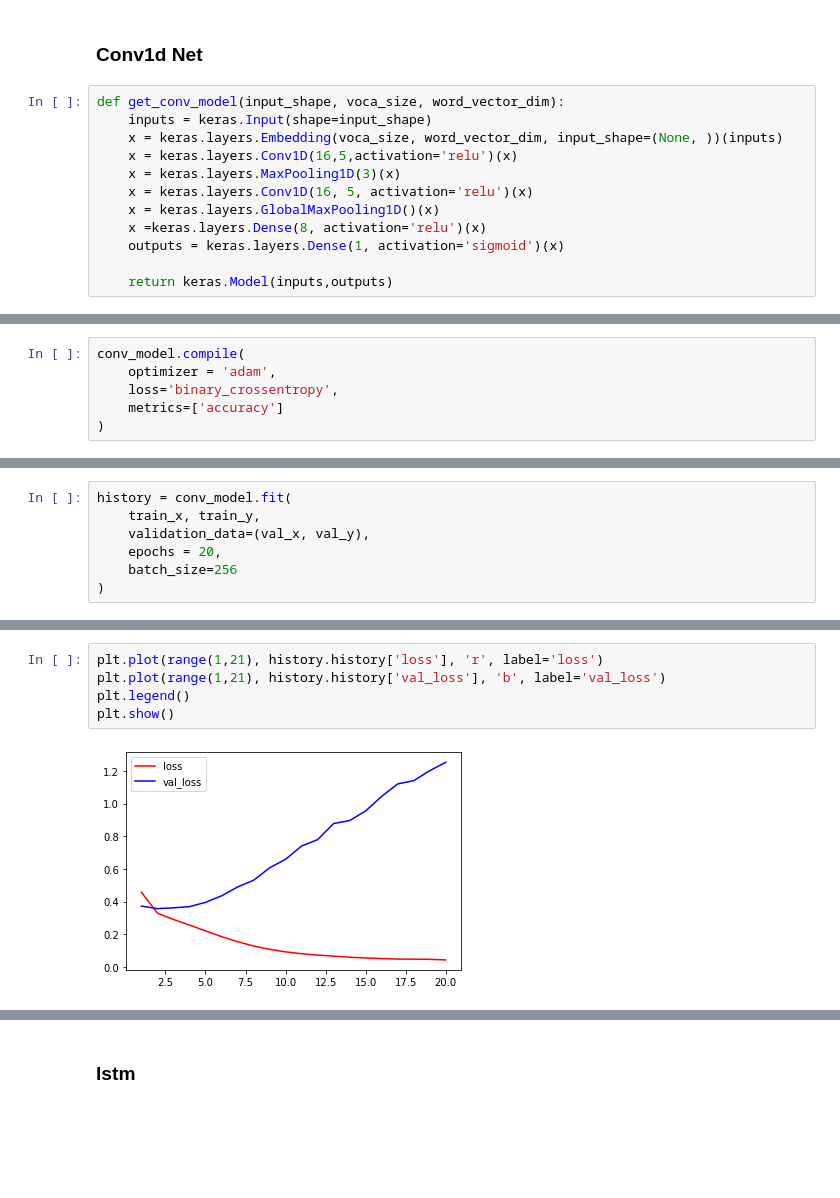
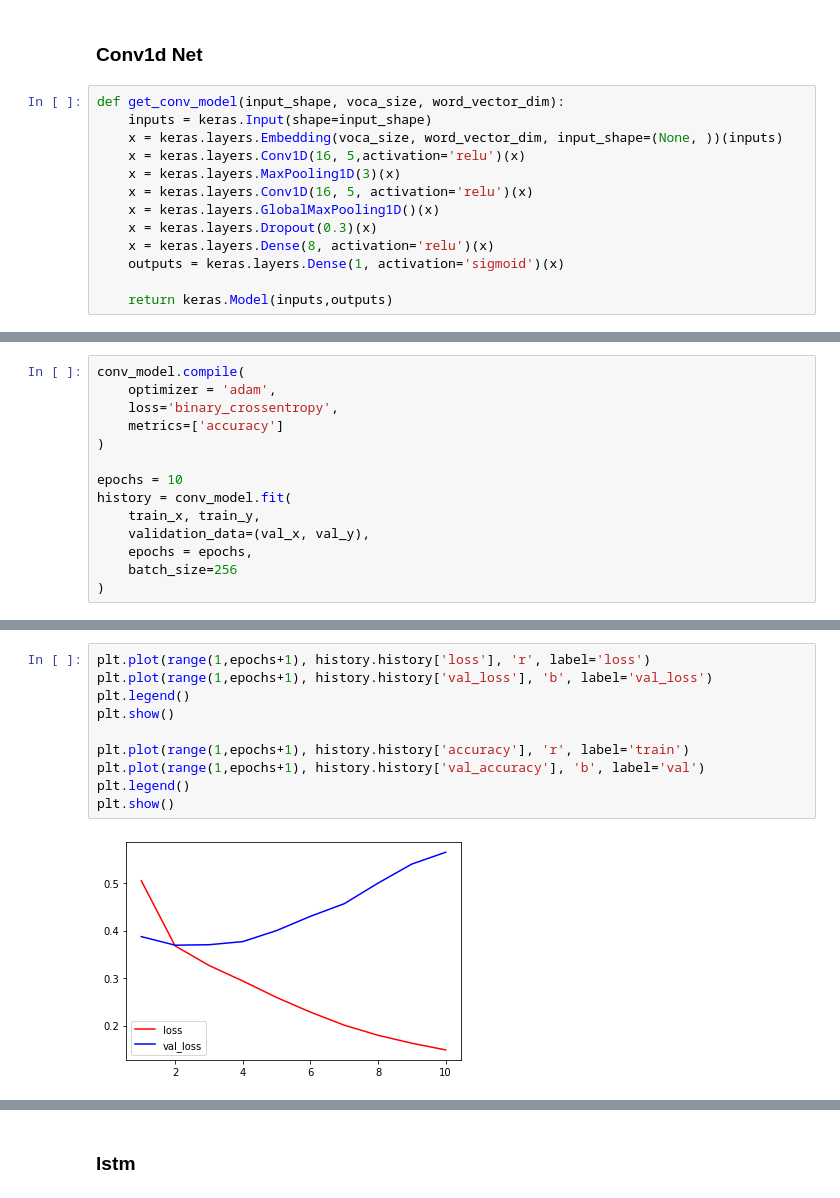
Before and after one commit to DevHDL/AIFFEL, a Jupyter notebook: Project/Exploration-05/Exploration05.ipynb, the cells around one changed output, grey strips where cells are left out. Cells and saved outputs as stored; diff of their text form; blank space fills up the shorter version.

```diff
--- a/Project/Exploration-05/Exploration05.ipynb
+++ b/Project/Exploration-05/Exploration05.ipynb
@@ -441,11 +456,12 @@ plt.show()
 def get_conv_model(input_shape, voca_size, word_vector_dim):
     inputs = keras.Input(shape=input_shape)
     x = keras.layers.Embedding(voca_size, word_vector_dim, input_shape=(None, ))(inputs)
-    x = keras.layers.Conv1D(16,5,activation='relu')(x)
+    x = keras.layers.Conv1D(16, 5,activation='relu')(x)
     x = keras.layers.MaxPooling1D(3)(x)
     x = keras.layers.Conv1D(16, 5, activation='relu')(x)
     x = keras.layers.GlobalMaxPooling1D()(x)
-    x =keras.layers.Dense(8, activation='relu')(x)
+    x = keras.layers.Dropout(0.3)(x)
+    x = keras.layers.Dense(8, activation='relu')(x)
     outputs = keras.layers.Dense(1, activation='sigmoid')(x)
 
     return keras.Model(inputs,outputs)
@@ -476,3 +492,11 @@ conv_model.compile(
     loss='binary_crossentropy',
     metrics=['accuracy']
 )
+
+epochs = 10
+history = conv_model.fit(
+    train_x, train_y,
+    validation_data=(val_x, val_y),
+    epochs = epochs,
+    batch_size=256
+)
@@ -479,7 +523,0 @@ conv_model.compile(
-# %%
-history = conv_model.fit(
-    train_x, train_y,
-    validation_data=(val_x, val_y),
-    epochs = 20,
-    batch_size=256
-)
@@ -511,7 +535,12 @@ print(results)
 # %%
-plt.plot(range(1,21), history.history['loss'], 'r', label='loss')
-plt.plot(range(1,21), history.history['val_loss'], 'b', label='val_loss')
+plt.plot(range(1,epochs+1), history.history['loss'], 'r', label='loss')
+plt.plot(range(1,epochs+1), history.history['val_loss'], 'b', label='val_loss')
 plt.legend()
 plt.show()
+
+plt.plot(range(1,epochs+1), history.history['accuracy'], 'r', label='train')
+plt.plot(range(1,epochs+1), history.history['val_accuracy'], 'b', label='val')
+plt.legend()
+plt.show()
 # %% [output]
-[figure, old version]
+[figure, new version]
```
Also changed, not shown: parts of 51 cells of this notebook.
